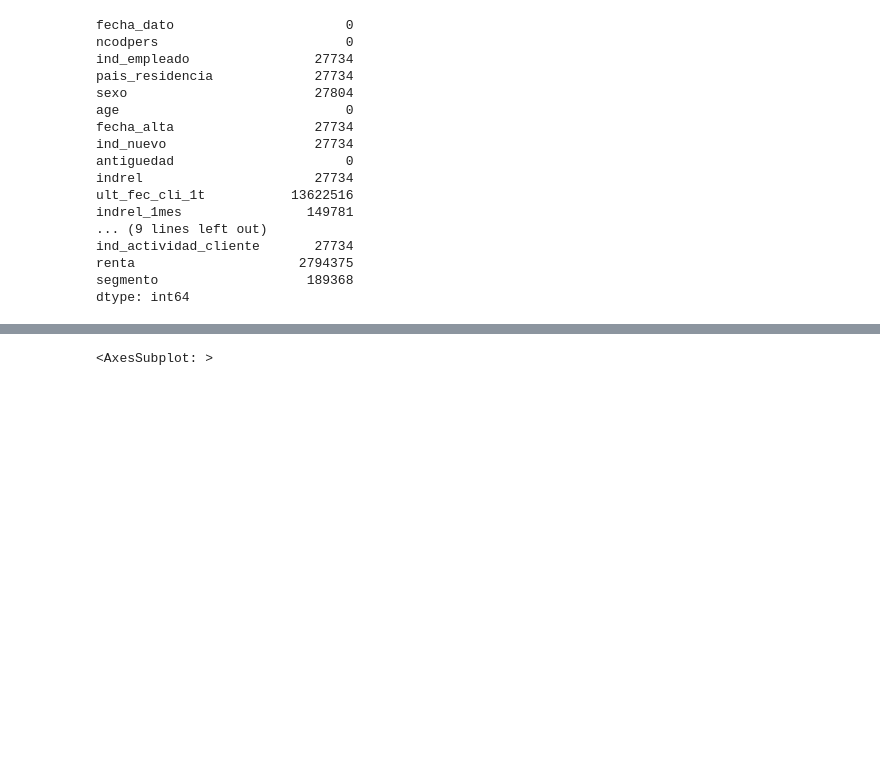
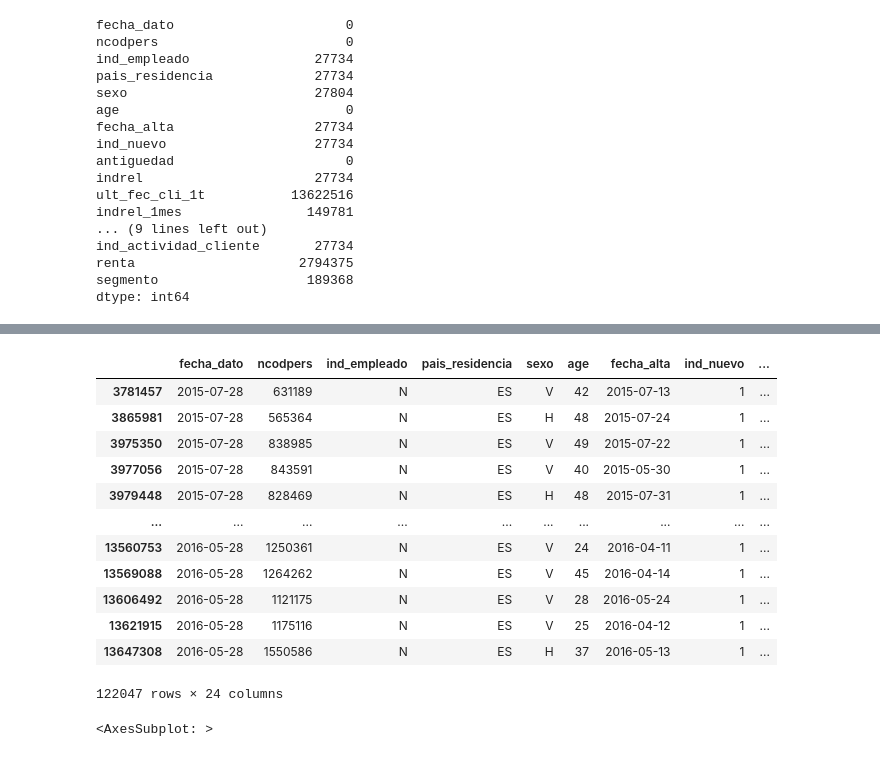
Before and after one commit to YIKAILucas/9417-ML, a Jupyter notebook: 2023_new/EDA.ipynb, the cells around one changed output, grey strips where cells are left out. Drawn from its saved outputs; the diff is of its cells as text; code cells hidden in the pictures; blank space fills up the shorter version.

Commit message:
fillna

```diff
--- a/2023_new/EDA.ipynb
+++ b/2023_new/EDA.ipynb
@@ -168,0 +192,8 @@ df = df.drop(df[df['ind_empleado'].isnull()].index)
+# %%
+# 缺失值很少的删除行
+df = df.drop(df[df['sexo'].isnull()].index)
+df = df.drop(df[df['tipodom'].isnull()].index)
+
+# 缺失值很多的删除列
+df = df.drop('ult_fec_cli_1t', axis=1)
+df = df.drop('conyuemp',axis=1)
@@ -168,0 +231,3 @@ df = df.drop(df[df['ind_empleado'].isnull()].index)
+# %%
+# cod_prov和nomprov 省份代号, 直接填充unknown
+df.loc[:, ['cod_prov', 'nomprov','segmento','canal_entrada']] = df.loc[:, ['cod_prov', 'nomprov','segmento','canal_entrada']].fillna('unknown')
@@ -169,3 +250,20 @@ df = df.drop(df[df['ind_empleado'].isnull()].index)
+# %%
+# 查看缺失值的行
+df.iloc[:, :24][df['indrel_1mes'].isnull()]
+# %% [output]
+|  | fecha_dato | ncodpers | ind_empleado | pais_residencia | sexo | age | fecha_alta | ind_nuevo | ... |
+| 3781457 | 2015-07-28 | 631189 | N | ES | V | 42 | 2015-07-13 | 1 | ... |
+| 3865981 | 2015-07-28 | 565364 | N | ES | H | 48 | 2015-07-24 | 1 | ... |
+| 3975350 | 2015-07-28 | 838985 | N | ES | V | 49 | 2015-07-22 | 1 | ... |
+| 3977056 | 2015-07-28 | 843591 | N | ES | V | 40 | 2015-05-30 | 1 | ... |
+| 3979448 | 2015-07-28 | 828469 | N | ES | H | 48 | 2015-07-31 | 1 | ... |
+| ... | ... | ... | ... | ... | ... | ... | ... | ... | ... |
+| 13560753 | 2016-05-28 | 1250361 | N | ES | V | 24 | 2016-04-11 | 1 | ... |
+| 13569088 | 2016-05-28 | 1264262 | N | ES | V | 45 | 2016-04-14 | 1 | ... |
+| 13606492 | 2016-05-28 | 1121175 | N | ES | V | 28 | 2016-05-24 | 1 | ... |
+| 13621915 | 2016-05-28 | 1175116 | N | ES | V | 25 | 2016-04-12 | 1 | ... |
+| 13647308 | 2016-05-28 | 1550586 | N | ES | H | 37 | 2016-05-13 | 1 | ... |
+122047 rows × 24 columns
 # %%
 # 0. fecha_dato 日期
 df.fecha_dato.value_counts(dropna=False).plot(kind='bar')
```
Also changed, not shown: parts of 11 cells of this notebook, 4 other files.
